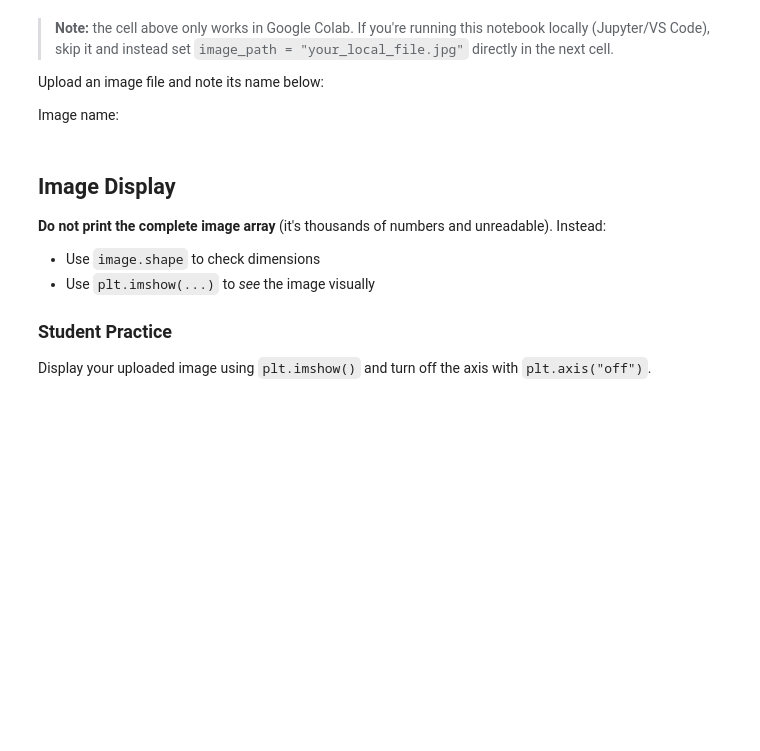
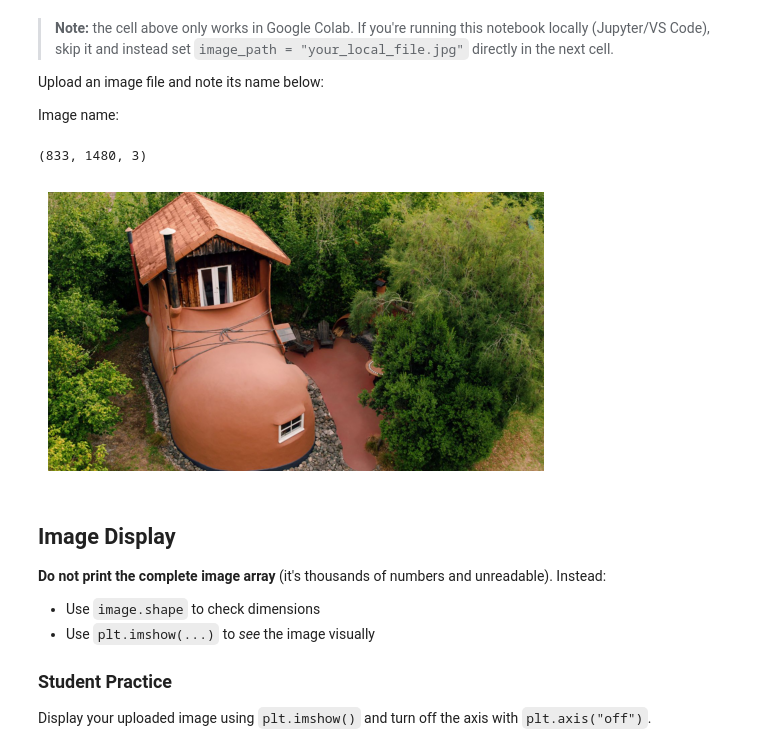
Before and after one commit to Ratnesh25012005/ML-Lab_Ratnesh-AP24110010649, a Jupyter notebook: Lab1/NumPy_HandsOn_Array_to_Image_Analysis_Student_Lab_v2_(2).ipynb, the cells around one changed output. Cells and saved outputs as stored; diff of their text form; code cells hidden in the pictures; blank space fills up the shorter version.

```diff
--- a/Lab1/NumPy_HandsOn_Array_to_Image_Analysis_Student_Lab_v2_(2).ipynb
+++ b/Lab1/NumPy_HandsOn_Array_to_Image_Analysis_Student_Lab_v2_(2).ipynb
@@ -391,14 +452,20 @@ Image name:
 # %%
 from PIL import Image
 import numpy as np
 import matplotlib.pyplot as plt
 
-# TASK: Load your uploaded image and convert it to a NumPy array.
-# 1. Open the image with PIL: Image.open(image_filename)
-# 2. Convert it to a NumPy array with np.array(...)
-# 3. Print its .shape
+image_path = "pic1.jpg"
 
-img_array = None  # replace this line with your code
+img_array = np.array(Image.open(image_path))
+
+print(img_array.shape)
+
+plt.imshow(img_array)
+plt.axis("off")
+plt.show()
+# %% [output]
+(833, 1480, 3)
+[figure, added]
 # %% [markdown]
 ## Image Display
 
```
Also changed, not shown: parts of 38 cells of this notebook, 1 other file.
